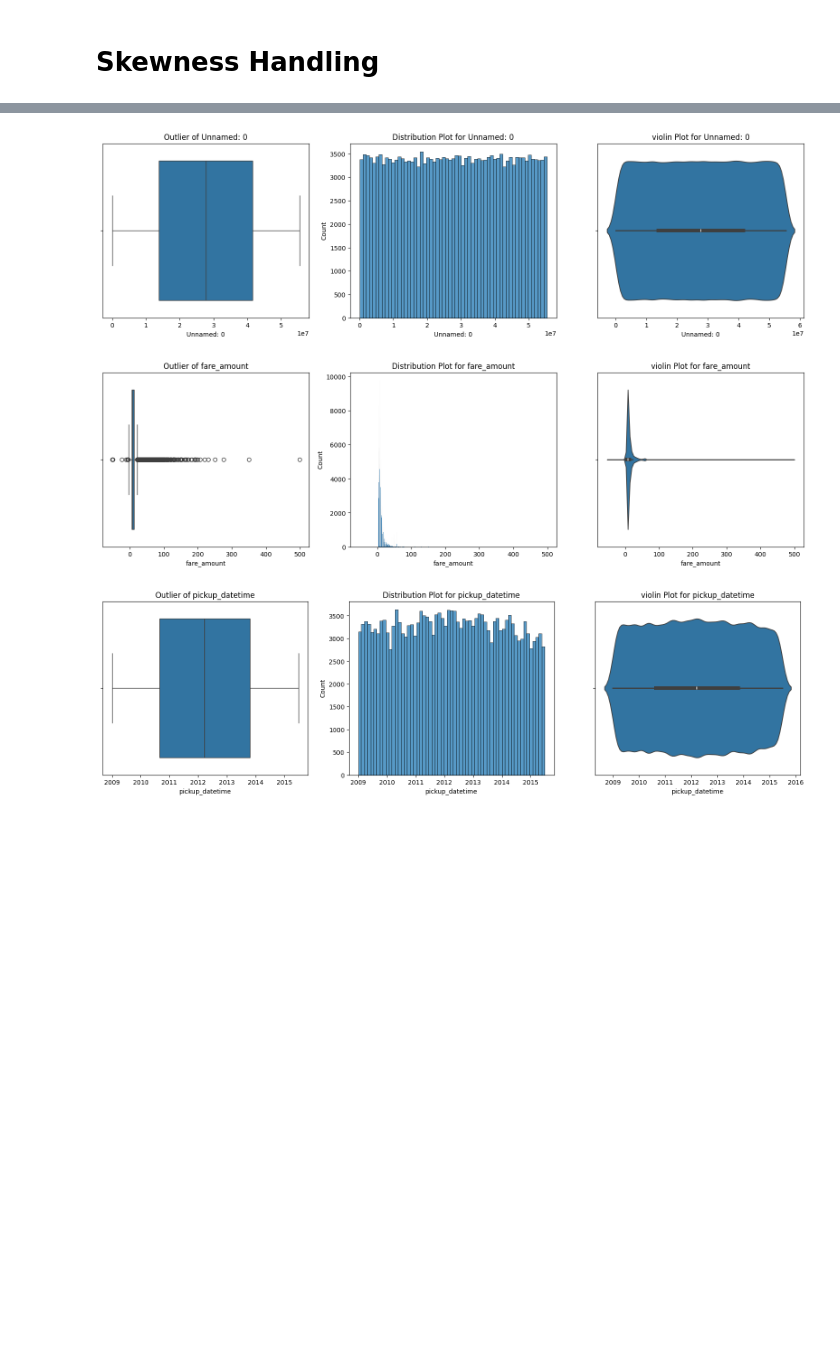
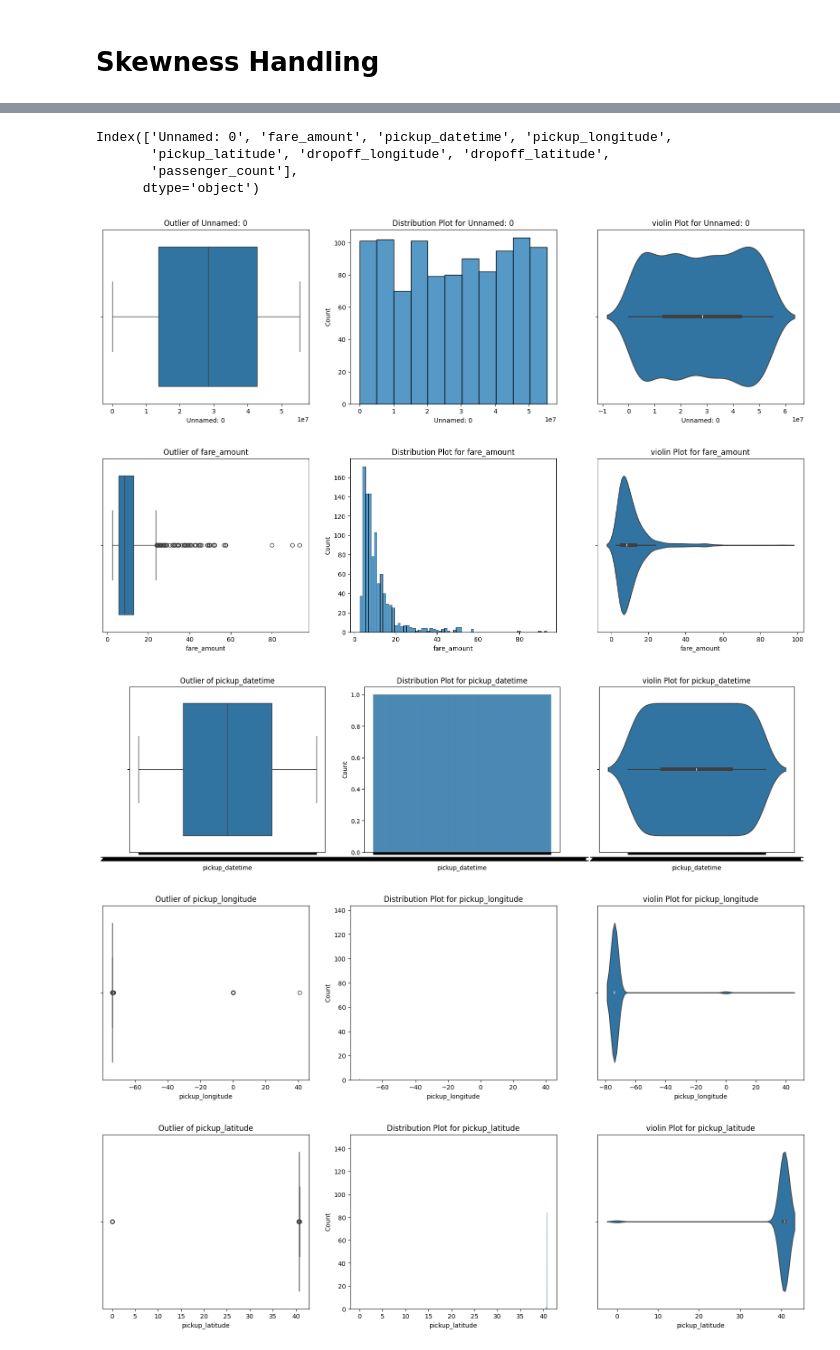
Before and after one commit to AJAYVISWA22/Uber-Fare-Prediction, a Jupyter notebook: Data_EXP.ipynb, the cells around one changed output, grey strips where cells are left out. Cells and saved outputs as stored; diff of their text form; code cells hidden in the pictures; blank space fills up the shorter version.

```diff
--- a/Data_EXP.ipynb
+++ b/Data_EXP.ipynb
@@ -45,11 +45,11 @@ Data columns (total 9 columns):
 dtypes: float64(5), int64(2), object(2)
 memory usage: 13.7+ MB
 # %%
-df1['pickup_datetime']=pd.to_datetime(df1['pickup_datetime'])
+#df1['pickup_datetime']=pd.to_datetime(df1['pickup_datetime'])
 
-df1['year']=df1['pickup_datetime'].dt.year
-df1['month']=df1['pickup_datetime'].dt.month
-df1['day']=df1['pickup_datetime'].dt.day
+#df1['year']=df1['pickup_datetime'].dt.year
+#df1['month']=df1['pickup_datetime'].dt.month
+#df1['day']=df1['pickup_datetime'].dt.day
 # %%
 df1
 # %% [output]
@@ -175,5 +320,5 @@ memory usage: 16.0+ MB
 # %%
-df1=df1.drop('key',axis=1)
-df1
+df2=df1.drop('key',axis=1)
+df2
 # %% [output]
 |  | Unnamed: 0 | fare_amount | pickup_datetime | pickup_longitude | pickup_latitude | dropoff_longitude | ... |
@@ -235,18 +360,20 @@ import matplotlib.pyplot as plt
 import seaborn as sns
 # %%
 def plot(df,column):
+
+    sampled_df = df.sample(n=min(1000, len(df)))
     plt.figure(figsize=(20,5))
 
     plt.subplot(1,3,1)
-    sns.boxplot(data=df,x=column)
+    sns.boxplot(data=sampled_df,x=column)
     plt.title(f"Outlier of {column}")
 
     plt.subplot(1,3,2)
-    sns.histplot(data=df,x=column)
+    sns.histplot(data=sampled_df,x=column)
     plt.title(f'Distribution Plot for {column}')
 
     plt.subplot(1,3,3)
-    sns.violinplot(data=df,x=column)
+    sns.violinplot(data=sampled_df,x=column)
     plt.title(f'violin Plot for {column}')
 
     plt.show()
@@ -253,7 +398,16 @@ def plot(df,column):
+# %%
+df2.columns
+# %% [output]
+Index(['Unnamed: 0', 'fare_amount', 'pickup_datetime', 'pickup_longitude',
+       'pickup_latitude', 'dropoff_longitude', 'dropoff_latitude',
+       'passenger_count'],
+      dtype='object')
 # %%
-for i in df1.columns:
-    plot(df1,i)
+for i in df2.columns:
+    plot(df2,i)
 # %% [output]
-[figure, old version]
+[figure, new version]
-[figure, old version]
+[figure, new version]
-[figure, old version]
+[figure, new version]
+[figure, added]
+[figure, added]
```
Also changed, not shown: parts of 47 cells of this notebook.
